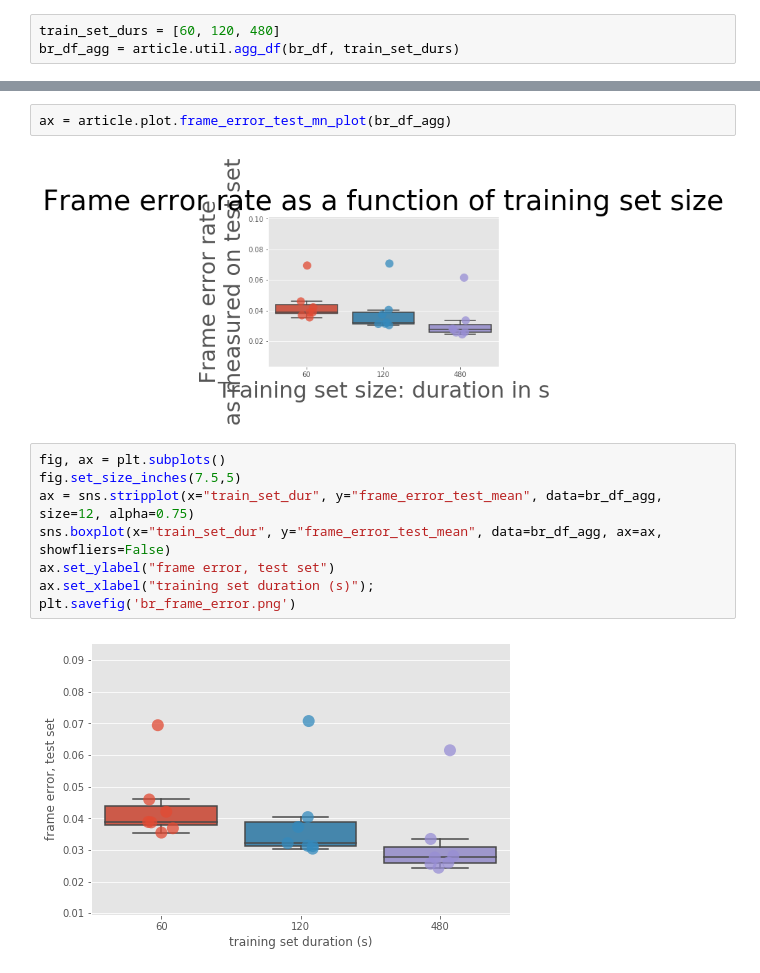
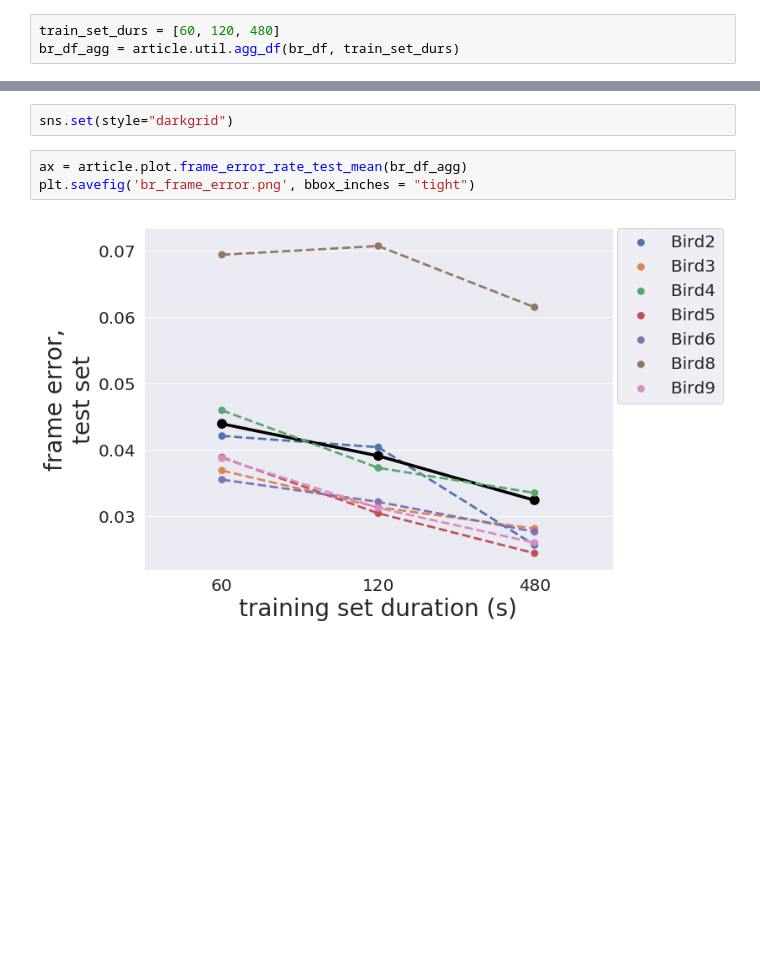
Before and after one commit to yardencsGitHub/tweetynet, a Jupyter notebook: doc/notebooks/smake-workflow.ipynb, the cells around one changed output, grey strips where cells are left out. Cells and saved outputs as stored; diff of their text form; blank space fills up the shorter version.

```diff
--- a/doc/notebooks/smake-workflow.ipynb
+++ b/doc/notebooks/smake-workflow.ipynb
@@ -73,14 +51,7 @@ br_df_agg
+# %%
+sns.set(style="darkgrid")
 # %%
-ax = article.plot.frame_error_test_mn_plot(br_df_agg)
+ax = article.plot.frame_error_rate_test_mean(br_df_agg)
+plt.savefig('br_frame_error.png', bbox_inches = "tight")
 # %% [output]
-[figure, old version]
+[figure, new version]
-# %%
-fig, ax = plt.subplots()
-fig.set_size_inches(7.5,5)
-ax = sns.stripplot(x="train_set_dur", y="frame_error_test_mean", data=br_df_agg, size=12, alpha=0.75)
-sns.boxplot(x="train_set_dur", y="frame_error_test_mean", data=br_df_agg, ax=ax, showfliers=False)
-ax.set_ylabel("frame error, test set")
-ax.set_xlabel("training set duration (s)");
-plt.savefig('br_frame_error.png')
-# %% [output]
-[figure, removed]
```
Also changed, not shown: parts of 12 cells of this notebook, 2 other files.
